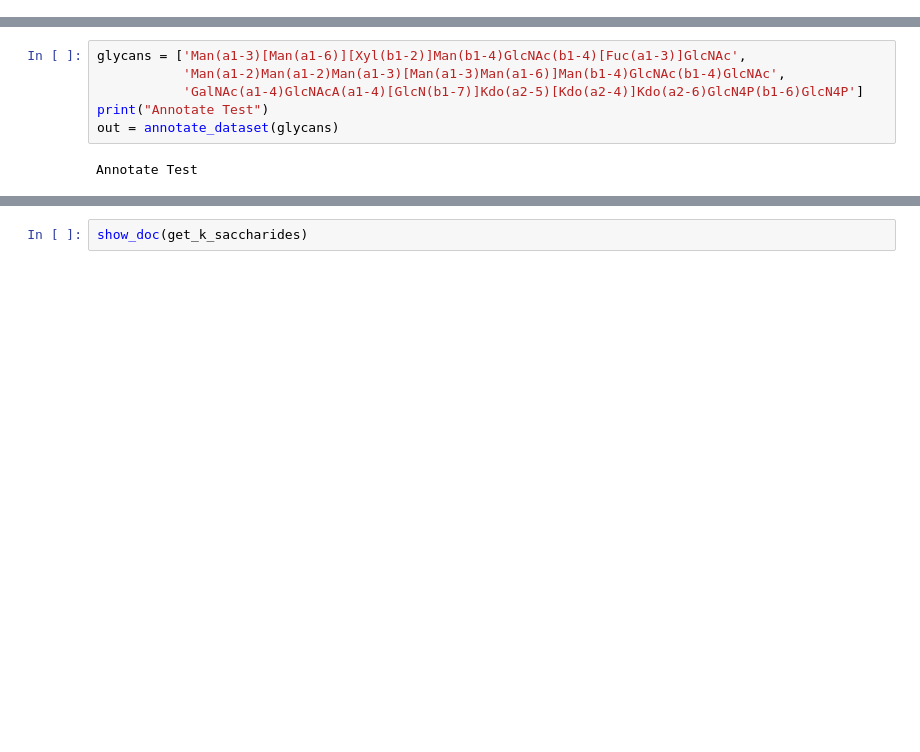
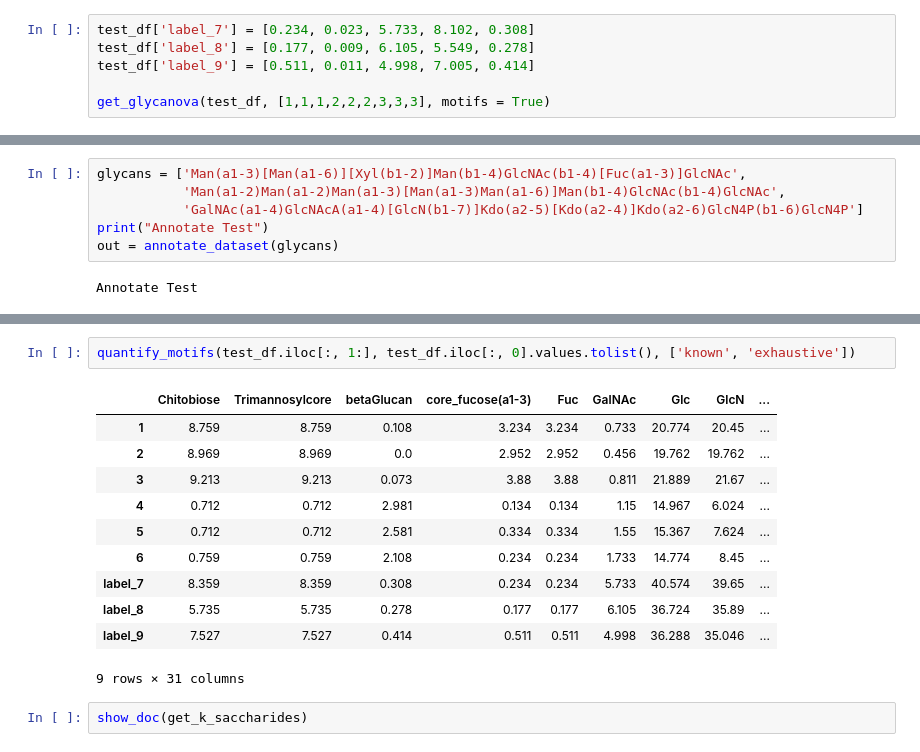
Before and after one commit to BojarLab/glycowork, a Jupyter notebook: 03_motif.ipynb, the cells around one changed output, grey strips where cells are left out. Drawn from its saved outputs; the diff is of its cells as text; blank space fills up the shorter version.

Commit message:
extend get_glycanova to motifs & refactor some helper functions

```diff
--- a/03_motif.ipynb
+++ b/03_motif.ipynb
@@ -382,0 +410,6 @@ make_volcano(test_df, group1 = [4,5,6], group2 = [1,2,3],
+# %%
+test_df['label_7'] = [0.234, 0.023, 5.733, 8.102, 0.308]
+test_df['label_8'] = [0.177, 0.009, 6.105, 5.549, 0.278]
+test_df['label_9'] = [0.511, 0.011, 4.998, 7.005, 0.414]
+
+get_glycanova(test_df, [1,1,1,2,2,2,3,3,3], motifs = True)
@@ -484,3 +553,17 @@ out.style.set_properties(**{'font-size': '11pt', 'font-family': 'Helvetica','bor
+# %%
+quantify_motifs(test_df.iloc[:, 1:], test_df.iloc[:, 0].values.tolist(), ['known', 'exhaustive'])
+# %% [output]
+|  | Chitobiose | Trimannosylcore | betaGlucan | core_fucose(a1-3) | Fuc | GalNAc | Glc | GlcN | ... |
+| 1 | 8.759 | 8.759 | 0.108 | 3.234 | 3.234 | 0.733 | 20.774 | 20.45 | ... |
+| 2 | 8.969 | 8.969 | 0.0 | 2.952 | 2.952 | 0.456 | 19.762 | 19.762 | ... |
+| 3 | 9.213 | 9.213 | 0.073 | 3.88 | 3.88 | 0.811 | 21.889 | 21.67 | ... |
+| 4 | 0.712 | 0.712 | 2.981 | 0.134 | 0.134 | 1.15 | 14.967 | 6.024 | ... |
+| 5 | 0.712 | 0.712 | 2.581 | 0.334 | 0.334 | 1.55 | 15.367 | 7.624 | ... |
+| 6 | 0.759 | 0.759 | 2.108 | 0.234 | 0.234 | 1.733 | 14.774 | 8.45 | ... |
+| label_7 | 8.359 | 8.359 | 0.308 | 0.234 | 0.234 | 5.733 | 40.574 | 39.65 | ... |
+| label_8 | 5.735 | 5.735 | 0.278 | 0.177 | 0.177 | 6.105 | 36.724 | 35.89 | ... |
+| label_9 | 7.527 | 7.527 | 0.414 | 0.511 | 0.511 | 4.998 | 36.288 | 35.046 | ... |
+9 rows × 31 columns
 # %%
 show_doc(get_k_saccharides)
 # %% [output]
```
Also changed, not shown: parts of 9 cells of this notebook, 7 other files.
